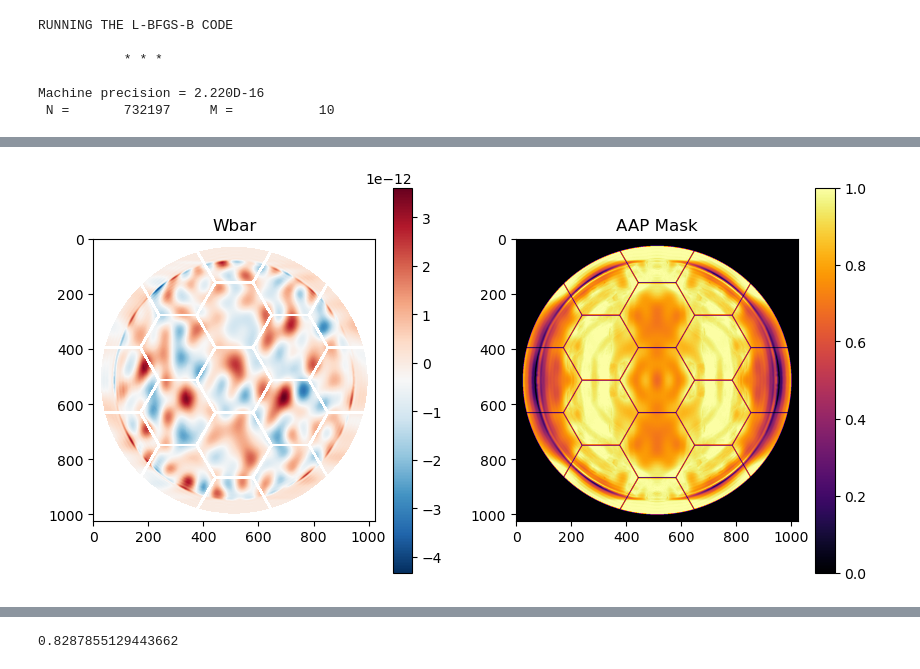
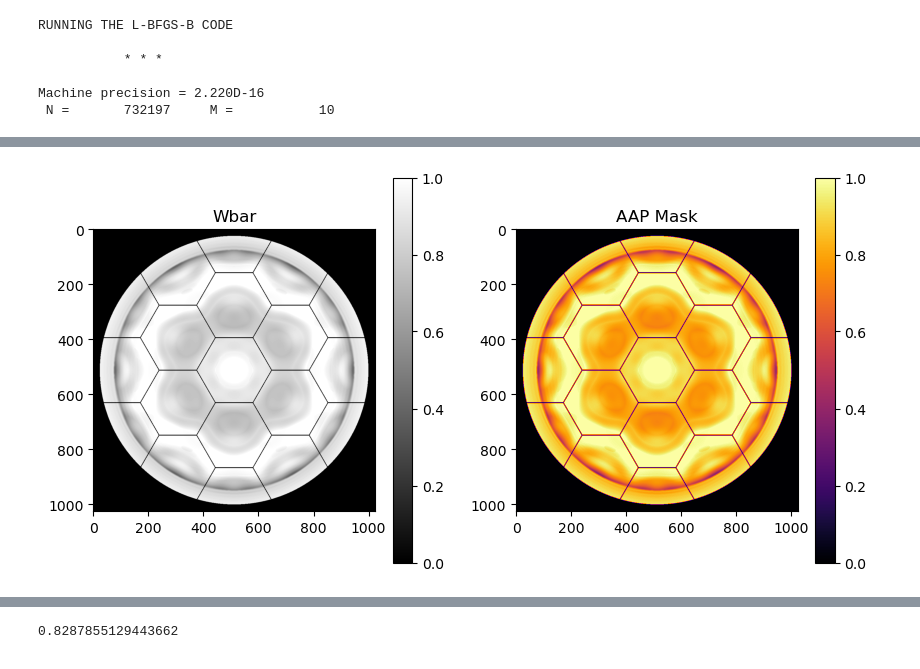
Before and after one commit to Jashcraf/dygdug, a Jupyter notebook: demos/aplc_designer.ipynb, the cells around one changed output, grey strips where cells are left out. Drawn from its saved outputs; the diff is of its cells as text; code cells hidden in the pictures.

Commit message:
adding broadband optimization demo

```diff
--- a/demos/aplc_designer.ipynb
+++ b/demos/aplc_designer.ipynb
@@ -73,6 +77,14 @@ def knife_edge_mask(iss, iwa):
 
     return mask
 
+def circular_mask(iss, iwa):
+    x, y = coordinates.make_xy_grid(iss.N, dx=iss.dx)
+    r, t = coordinates.cart_to_polar(x, y)
+    iwa = iwa * iss.lamD
+    mask = r > iwa
+
+    return mask
+
 def lyot_mask(pupil_npix, pupil_dx, frac):
 
     x, y = coordinates.make_xy_grid(pupil_npix, dx=pupil_dx)
@@ -86,8 +98,8 @@ def lyot_mask(pupil_npix, pupil_dx, frac):
 
 # mask transmits inner 1.5 L/D
 inner_mask = inner_core_mask(iss, 1.5)
-knife_mask = knife_edge_mask(iss, IWA)
+focal_plane_mask = circular_mask(iss, IWA)
 ls_mask = lyot_mask(circle_mask.shape[0], pupil_dx=pupil_dx, frac=0.85)
-plt.imshow(dh)
+plt.imshow(focal_plane_mask)
 # %% [output]
 <matplotlib.image.AxesImage at 0x...>
@@ -118,0 +163,2 @@ array([-3.57187976e-05, -3.65412803e-05, -3.67917283e-05, ...,
+# %%
+aplc_broadband = APLCWrapper(optimizers)
@@ -119,13 +200,17 @@ array([-3.57187976e-05, -3.65412803e-05, -3.67917283e-05, ...,
 # %%
 from prysm.x.optym import F77LBFGSB
+from scipy.optimize import minimize
 
 x0 = np.ones(aplc.amp.shape, dtype=float)[aplc.amp_select]
 x0 = np.ascontiguousarray(x0)
-opt = F77LBFGSB(aplc.fg, x0, memory=10, upper_bounds=np.ones(x0.shape), lower_bounds=np.zeros(x0.shape))
+opt = F77LBFGSB(aplc_broadband.fg, x0, memory=10, upper_bounds=np.ones(x0.shape), lower_bounds=np.zeros(x0.shape))
 opt.iprint = 0
+# takes roughly 500 iters for ~1e-11 at 1024npup and one wavelength
+for _ in range(10):
+    opt.step()
 
-for _ in range(1000):
-    opt.step()
+# results = minimize(aplc_broadband.fg,x0=x0,method='L-BFGS-B',jac=True,
+#                    options={'maxiter':10,'maxls':60,'iprint':0})
 # %% [output]
 RUNNING THE L-BFGS-B CODE
 
@@ -135,0 +228,3 @@ Machine precision = 2.220D-16
+# %%
+newmask = aplc.amp
+newmask[aplc.amp_select] = opt.x
@@ -136,16 +251,16 @@ Machine precision = 2.220D-16
 # %%
 plt.figure(figsize=[10,5])
 plt.subplot(121)
 plt.title('Wbar')
-plt.imshow(np.imag(aplc.bbar * aplc.b.conj())/aplc.amp,cmap='RdBu_r')
+plt.imshow(aplc.amp,cmap='gray')
 plt.colorbar()
 plt.subplot(122)
 plt.title('AAP Mask')
-plt.imshow(aplc.aplc,cmap='inferno')
+plt.imshow(newmask,cmap='inferno')
 plt.colorbar()
 plt.show()
 # %% [output]
-[figure, old version]
+[figure, new version]
 # %%
 cut = 128
 contrast_norm = np.abs(aplc.B)**2
```
Also changed, not shown: parts of 27 cells of this notebook.
